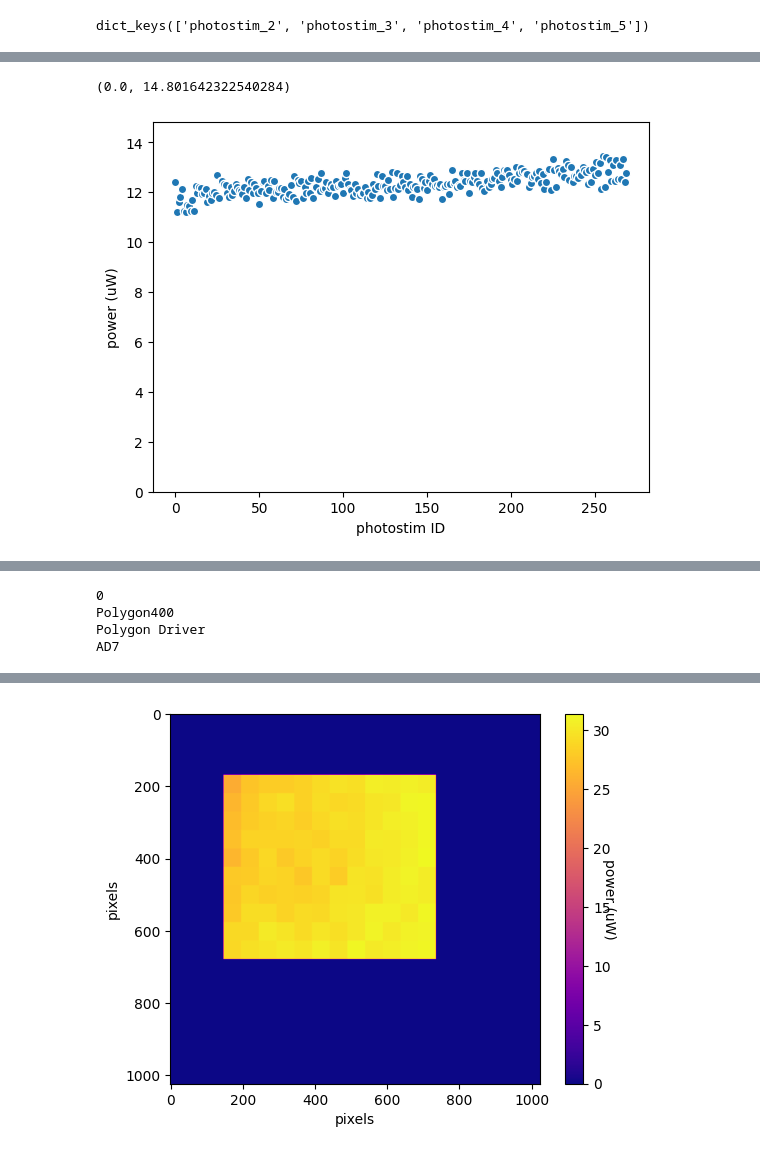
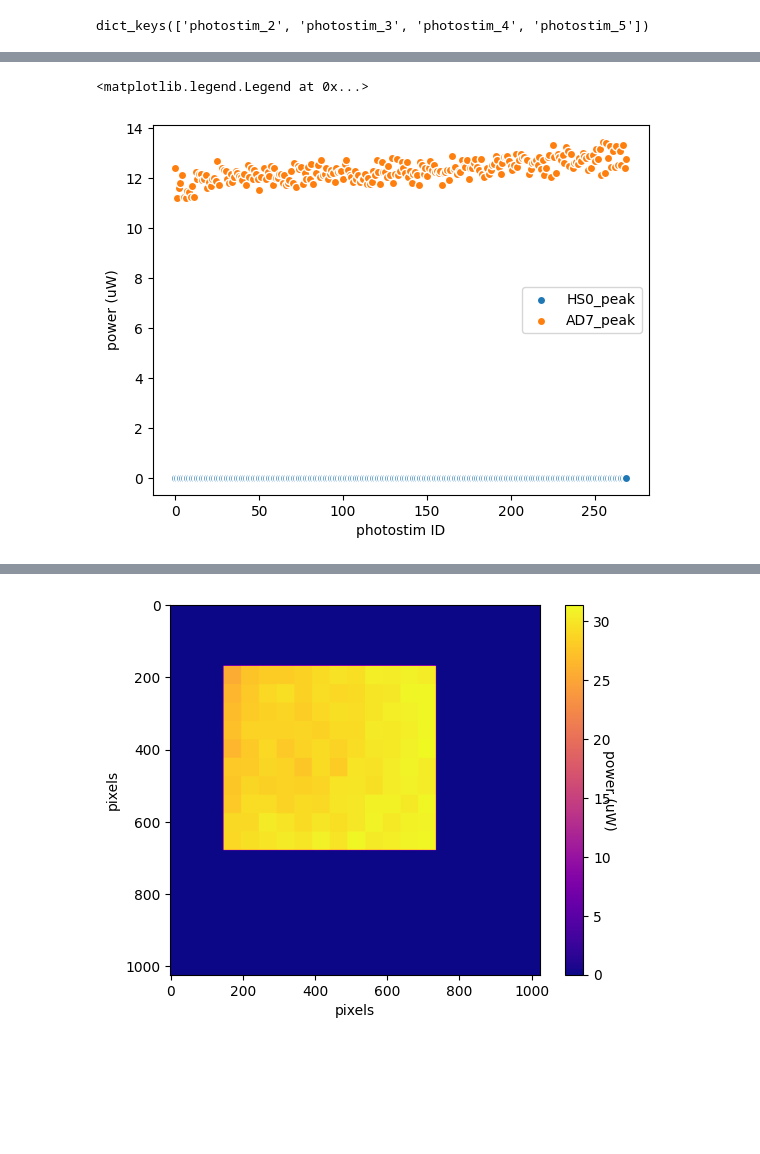
Before and after one commit to travis-open/ephys_file_manager, a Jupyter notebook: dmd_mapping.ipynb, the cells around one changed output, grey strips where cells are left out. Drawn from its saved outputs; the diff is of its cells as text; code cells hidden in the pictures; blank space fills up the shorter version.

```diff
--- a/dmd_mapping.ipynb
+++ b/dmd_mapping.ipynb
@@ -25,7 +28,7 @@ dict_keys(['photostim_2', 'photostim_3', 'photostim_4', 'photostim_5'])
 V_per_uW = 0.111621/10
 uW_per_V = 1./V_per_uW
 # %%
-def get_photostim_sweeps(ps_log_name, photostim_i):
+def get_photostim_sweeps_arc(ps_log_name, photostim_i):
     '''return a list of SyncRecordings corresponding to the indicated photostim'''
     with open(ps_log_name) as json_file:
         full_ps_dict = json.load(json_file)
@@ -36,6 +39,22 @@ def get_photostim_sweeps(ps_log_name, photostim_i):
     dataset = Dataset(loader=MiesNwbLoader(nwb_filename))
     SyncRec_list = [dataset.contents[i] for i in sweeps]
     return SyncRec_list, ps_dict
+
+def get_photostim_dict(ps_log_name, photostim_i):
+    '''return as a dictionary photostim_i from ps_log_name json file'''
+    with open(ps_log_name) as json_file:
+        full_ps_dict = json.load(json_file)
+    ps_dict = full_ps_dict[photostim_i]
+    return ps_dict
+
+def get_photostim_sweeps(ps_dict):
+    '''return a list of SyncRecordings corresponding referenced in the ps_dict'''
+    nwb_base_dir = 'C:/MiesSave/'
+    nwb_filename = nwb_base_dir+ps_dict['mies_name']+'.nwb'
+    sweeps = ps_dict['sweep']
+    dataset = Dataset(loader=MiesNwbLoader(nwb_filename))
+    SyncRec_list = [dataset.contents[i] for i in sweeps]
+    return SyncRec_list
 # %%
 ## from collections import defaultdict
 def filter_sweeps_by_stimulus(dataset, stimulus_names, devs=[0,1]):
@@ -139,5 +226,7 @@ def measure_ps_responses(SyncRecording, ps_dict):
 # %%
-photostim_sweeps, ps_dict = get_photostim_sweeps(ps_log_name, 'photostim_3')
+ps_log_name = 'C:/Data/2024-01-25-000/slice-000/photostim_log.json'
+ps_dict = get_photostim_dict(ps_log_name, 'photostim_3')
+photostim_sweeps = get_photostim_sweeps(ps_dict)
 ps_sweep = photostim_sweeps[0]
 
 ps_dict = measure_ps_responses(ps_sweep, ps_dict)
@@ -176,9 +242,13 @@ ps_dict['measured_channels']
 # %%
-y = sweep_df['AD7_peak']*uW_per_V
-plt.scatter(sweep_df['photostim_id'], y, marker='o', edgecolors='white')
-plt.xlabel('photostim ID')
+resp_df = ps_dict['response_df']
+for ch in ps_dict['measured_channels']:
+    col_name = ch+"_peak"
+    y = sweep_df[col_name]*uW_per_V
+    plt.scatter(sweep_df['photostim_id'], y, marker='o', edgecolors='white', label=col_name)
+    plt.xlabel('photostim ID')
 plt.ylabel('power (uW)')
-plt.ylim([0, np.max(y)*1.1])
+plt.legend()
+#plt.ylim([0, np.max(y)*1.1])
 # %% [output]
-(0.0, 14.801642322540284)
+<matplotlib.legend.Legend at 0x...>
-[figure, old version]
+[figure, new version]
@@ -241,11 +259,3 @@ plot_SyncRecording(ps_sweep)
 # %% [output]
 [interactive output not drawn]
 [interactive output not drawn]
-# %%
-for rec in ps_sweep.children:
-    print (rec.device_id)
-# %% [output]
-0
-Polygon400
-Polygon Driver
-AD7
```
Also changed, not shown: parts of 21 cells of this notebook.
